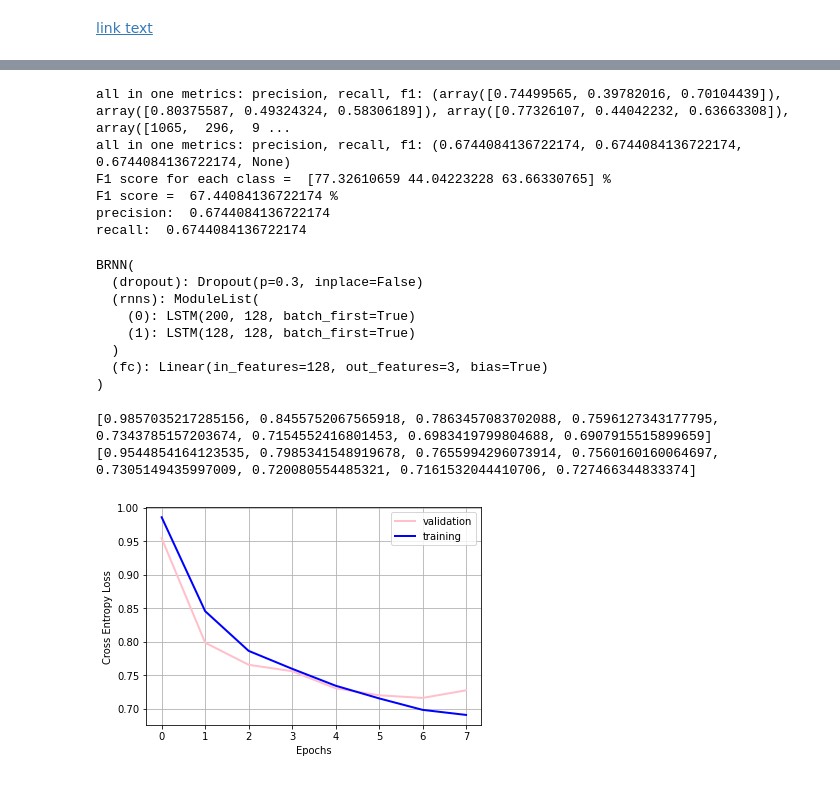
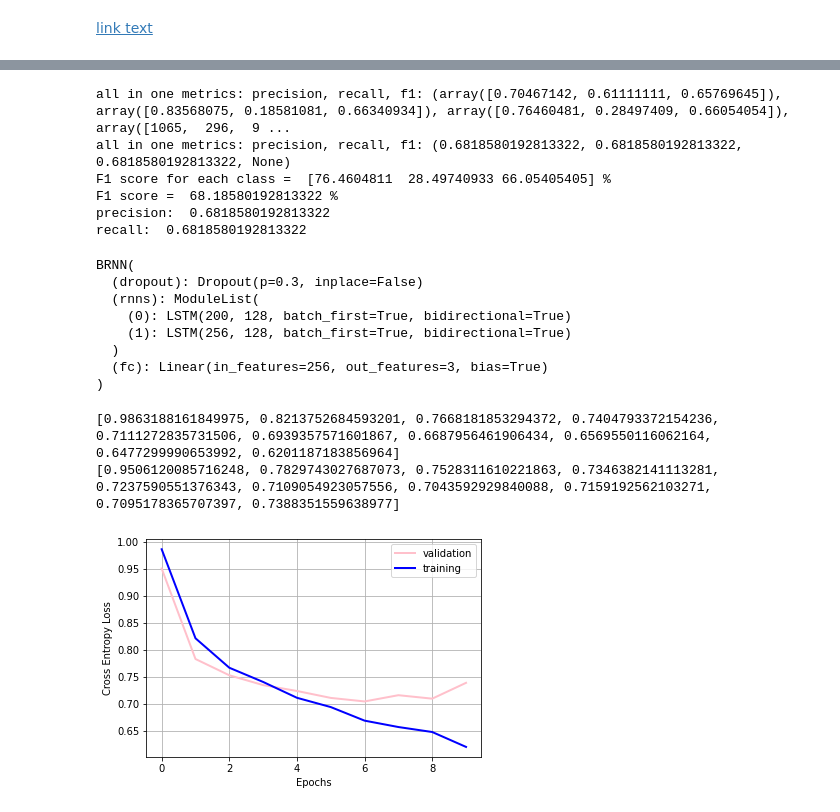
Before and after one commit to theodora-panteliou/Vaccine-Sentiment-Classifier, a Jupyter notebook: AI2_HM3_bidirectional_RNN_with_LSTM_GRU.ipynb, the cells around one changed output, grey strips where cells are left out. Cells and saved outputs as stored; diff of their text form; code cells hidden in the pictures.

Commit message:
bidirectional rnn with skip connections

```diff
--- a/AI2_HM3_bidirectional_RNN_with_LSTM_GRU.ipynb
+++ b/AI2_HM3_bidirectional_RNN_with_LSTM_GRU.ipynb
@@ -826,3 +823,17 @@ epochs = 10
+# %%
+# set_seed()
+# np.random.seed(20)
+# torch.manual_seed(20)
+# Hyperparameters
+input_size = 200
+sequence_length = 31 # length inside a batch
+num_layers = 2
+hidden_size = 128
+num_classes = 3
+learning_rate = 0.01
+batch_size = 128
+cell = 'LSTM'
+epochs = 10
 # %% [markdown]
 [link text](https://www.slideshare.net/fgodin/skip-residual-and-densely-connected-rnn-architectures)
 # %%
@@ -844,10 +855,10 @@ class BRNN(nn.Module):
 
         self.rnns = nn.ModuleList()
         for i in range(num_layers):
-            input_size = input_size if i == 0 else hidden_size
-            self.rnns.append(rnn(input_size, hidden_size, 1, batch_first=True, bidirectional=False))
+            input_size = input_size if i == 0 else hidden_size*2
+            self.rnns.append(rnn(input_size, hidden_size, 1, batch_first=True, bidirectional=True))
 
-        self.fc = nn.Linear(hidden_size, num_classes)
+        self.fc = nn.Linear(hidden_size * 2, num_classes)
 
     def forward(self, x):
         # h0 = torch.zeros(1, x.size(0), self.hidden_size).to(device)
@@ -859,10 +870,10 @@ class BRNN(nn.Module):
         # outputs = []
         for i in range(self.num_layers):
             if i != 0:
-                sent_variable = self.dropout(sent_variable)
+                sent_variable = self.dropout(sent_variable.detach())
             # print(i)
             # print("rnn input:" ,sent_variable.shape)
-            out, hidden = self.rnns[i](sent_variable)
+            out, hidden = self.rnns[i](sent_variable.detach())
             # print("rnn output:", out.shape)
             # outputs.append(out)
             # sent_variable = out
@@ -935,6 +946,6 @@ for epoch in range(epochs):
     validation_loss.append(val_loss.item())
     print(f"Epoch {epoch:3}: Loss = {sum(batch_losses)/len(train_loader):.5f}")
     # if (val_loss>validation_loss[epoch-1]+0.3): #early stopping
-    #     n_epochs = epoch+1
+    n_epochs = epoch+1
     #     break
 # %% [output]
@@ -970,35 +983,36 @@ print("recall: ", recall_score(Y_test, y_pred, average='micro'))
 
 model.train()
 # %% [output]
-all in one metrics: precision, recall, f1: (array([0.74499565, 0.39782016, 0.70104439]), array([0.80375587, 0.49324324, 0.58306189]), array([0.77326107, 0.44042232, 0.63663308]), array([1065,  296,  9 ...
-all in one metrics: precision, recall, f1: (0.6744084136722174, 0.6744084136722174, 0.6744084136722174, None)
-F1 score for each class =  [77.32610659 44.04223228 63.66330765] %
-F1 score =  67.44084136722174 %
-precision:  0.6744084136722174
-recall:  0.6744084136722174
+all in one metrics: precision, recall, f1: (array([0.70467142, 0.61111111, 0.65769645]), array([0.83568075, 0.18581081, 0.66340934]), array([0.76460481, 0.28497409, 0.66054054]), array([1065,  296,  9 ...
+all in one metrics: precision, recall, f1: (0.6818580192813322, 0.6818580192813322, 0.6818580192813322, None)
+F1 score for each class =  [76.4604811  28.49740933 66.05405405] %
+F1 score =  68.18580192813322 %
+precision:  0.6818580192813322
+recall:  0.6818580192813322
 BRNN(
   (dropout): Dropout(p=0.3, inplace=False)
   (rnns): ModuleList(
-    (0): LSTM(200, 128, batch_first=True)
-    (1): LSTM(128, 128, batch_first=True)
+    (0): LSTM(200, 128, batch_first=True, bidirectional=True)
+    (1): LSTM(256, 128, batch_first=True, bidirectional=True)
   )
-  (fc): Linear(in_features=128, out_features=3, bias=True)
+  (fc): Linear(in_features=256, out_features=3, bias=True)
 )
 # %%
 # plot
+n_epochs = epoch+1
 print(epoch_loss)
 print(validation_loss)
 fig, ax = plt.subplots()
 ax.plot(np.arange(n_epochs), validation_loss, color="pink", lw=2, label='validation')
 ax.plot(np.arange(n_epochs), epoch_loss, color="b", lw=2, label='training')
 
 ax.set_xlabel('Epochs')
 ax.set_ylabel('Cross Entropy Loss')
 
 ax.grid()
 ax.legend(loc=0)
 plt.show()
 # %% [output]
-[0.9857035217285156, 0.8455752067565918, 0.7863457083702088, 0.7596127343177795, 0.7343785157203674, 0.7154552416801453, 0.6983419799804688, 0.6907915515899659]
-[0.9544854164123535, 0.7985341548919678, 0.7655994296073914, 0.7560160160064697, 0.7305149435997009, 0.720080554485321, 0.7161532044410706, 0.727466344833374]
+[0.9863188161849975, 0.8213752684593201, 0.7668181853294372, 0.7404793372154236, 0.7111272835731506, 0.6939357571601867, 0.6687956461906434, 0.6569550116062164, 0.6477299990653992, 0.6201187183856964]
+[0.9506120085716248, 0.7829743027687073, 0.7528311610221863, 0.7346382141113281, 0.7237590551376343, 0.7109054923057556, 0.7043592929840088, 0.7159192562103271, 0.7095178365707397, 0.7388351559638977]
-[figure, old version]
+[figure, new version]
```
Also changed, not shown: parts of 2 cells of this notebook.
